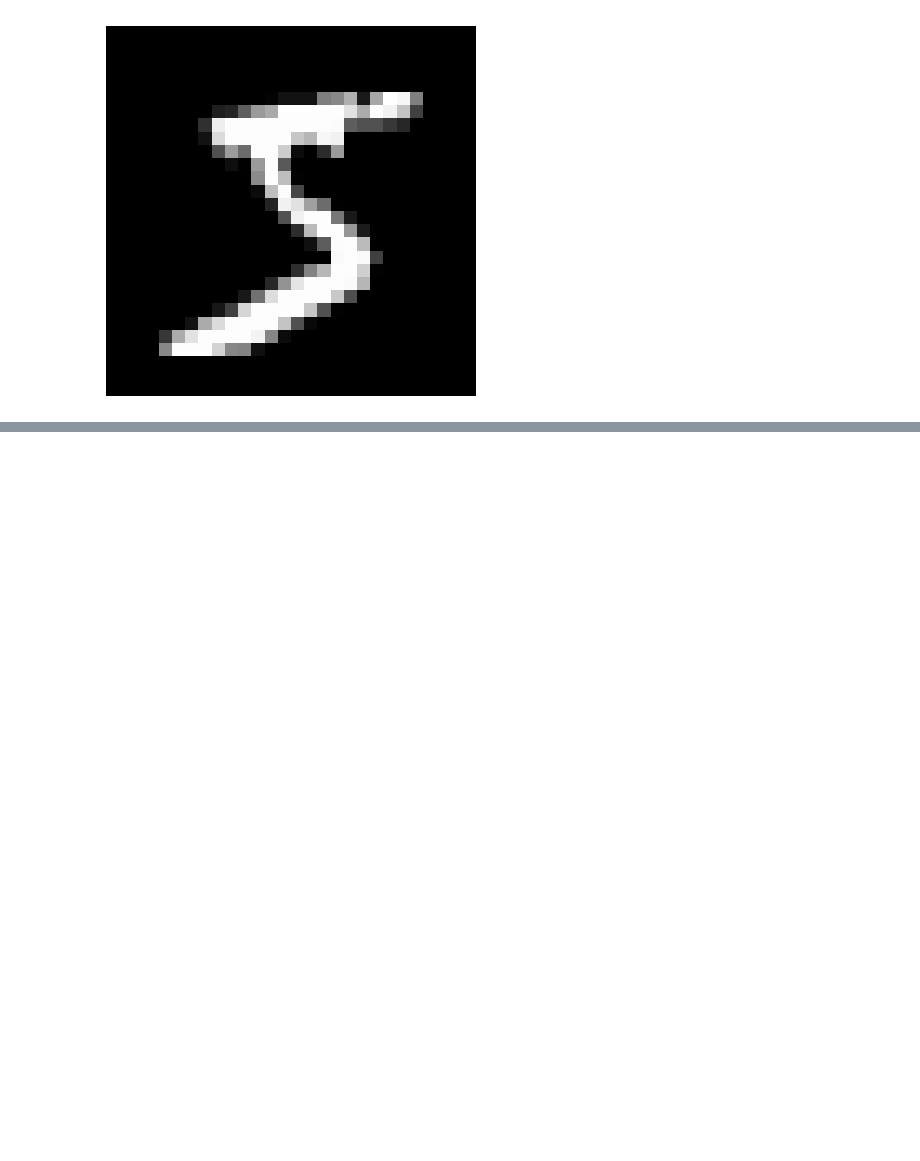
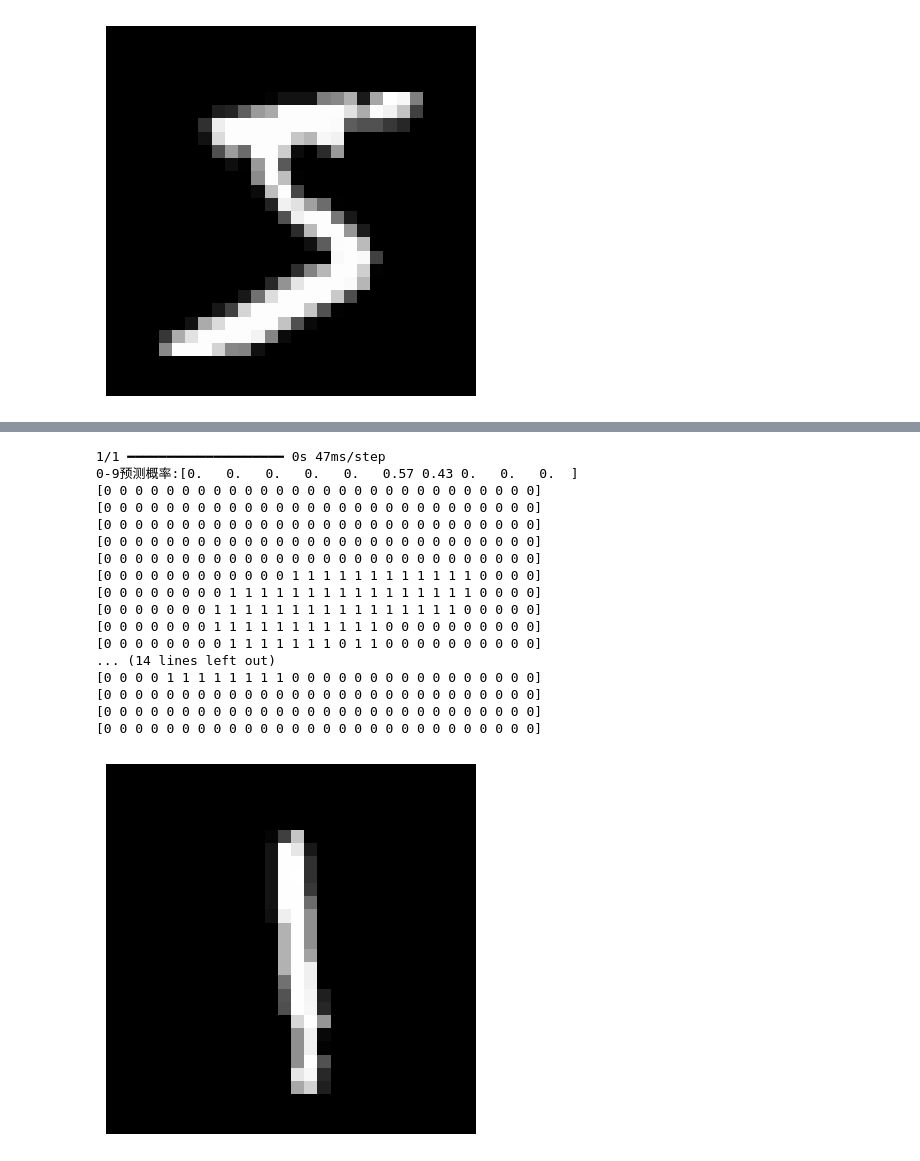
Before and after one commit to OnlyWell/d2l_tensorflow, a Jupyter notebook: book_charter/base_tensorflow/ann.ipynb, the cells around one changed output, grey strips where cells are left out. Drawn from its saved outputs; the diff is of its cells as text; code cells hidden in the pictures; blank space fills up the shorter version.

```diff
--- a/book_charter/base_tensorflow/ann.ipynb
+++ b/book_charter/base_tensorflow/ann.ipynb
@@ -189,0 +209,48 @@ AttributeError: 'Sequential' object has no attribute 'predict_classes'
+# %%
+# 输出第9个的概率: 使用predict()函数,可以得到0-9预测概率各自的值
+predictions = model.predict(x_test_norm[8:9])
+print(f'0-9预测概率:{np.around(predictions[0],2)}')
+
+data9 = x_test_norm[8:9]
+data[data > 0] = 1
+text_image = []
+
+###将转换后的二维内容展示出来,隐约是5
+text_image = []
+for i in range(data.shape[0]):
+    text_image.append(''.join(str(data[i])))
+
+print('\n'.join(text_image))
+
+#显示第一个训练数据图像
+import matplotlib.pyplot as plt
+
+#第一批数据
+X2 = x_train[8,:,:]
+#绘制点阵图 cmap='gray'表示灰度图
+plt.imshow(X2.reshape(28,28),cmap='gray')
+
+#隐藏刻度
+plt.axis('off')
+
+#显示图形
+plt.show()
+# %% [output]
+1/1 ━━━━━━━━━━━━━━━━━━━━ 0s 47ms/step
+0-9预测概率:[0.   0.   0.   0.   0.   0.57 0.43 0.   0.   0.  ]
+[0 0 0 0 0 0 0 0 0 0 0 0 0 0 0 0 0 0 0 0 0 0 0 0 0 0 0 0]
+[0 0 0 0 0 0 0 0 0 0 0 0 0 0 0 0 0 0 0 0 0 0 0 0 0 0 0 0]
+[0 0 0 0 0 0 0 0 0 0 0 0 0 0 0 0 0 0 0 0 0 0 0 0 0 0 0 0]
+[0 0 0 0 0 0 0 0 0 0 0 0 0 0 0 0 0 0 0 0 0 0 0 0 0 0 0 0]
+[0 0 0 0 0 0 0 0 0 0 0 0 0 0 0 0 0 0 0 0 0 0 0 0 0 0 0 0]
+[0 0 0 0 0 0 0 0 0 0 0 0 1 1 1 1 1 1 1 1 1 1 1 1 0 0 0 0]
+[0 0 0 0 0 0 0 0 1 1 1 1 1 1 1 1 1 1 1 1 1 1 1 1 0 0 0 0]
+[0 0 0 0 0 0 0 1 1 1 1 1 1 1 1 1 1 1 1 1 1 1 1 0 0 0 0 0]
+[0 0 0 0 0 0 0 1 1 1 1 1 1 1 1 1 1 1 0 0 0 0 0 0 0 0 0 0]
+[0 0 0 0 0 0 0 0 1 1 1 1 1 1 1 0 1 1 0 0 0 0 0 0 0 0 0 0]
+... (14 lines left out)
+[0 0 0 0 1 1 1 1 1 1 1 1 0 0 0 0 0 0 0 0 0 0 0 0 0 0 0 0]
+[0 0 0 0 0 0 0 0 0 0 0 0 0 0 0 0 0 0 0 0 0 0 0 0 0 0 0 0]
+[0 0 0 0 0 0 0 0 0 0 0 0 0 0 0 0 0 0 0 0 0 0 0 0 0 0 0 0]
+[0 0 0 0 0 0 0 0 0 0 0 0 0 0 0 0 0 0 0 0 0 0 0 0 0 0 0 0]
+[figure, added]
```
Also changed, not shown: parts of 8 cells of this notebook, 1 other file.
